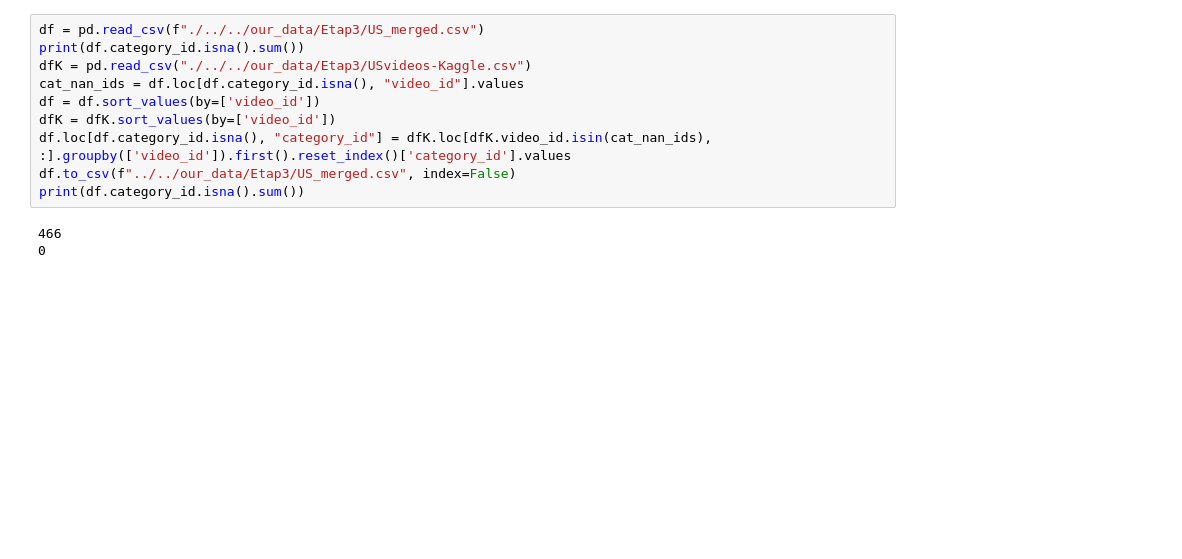
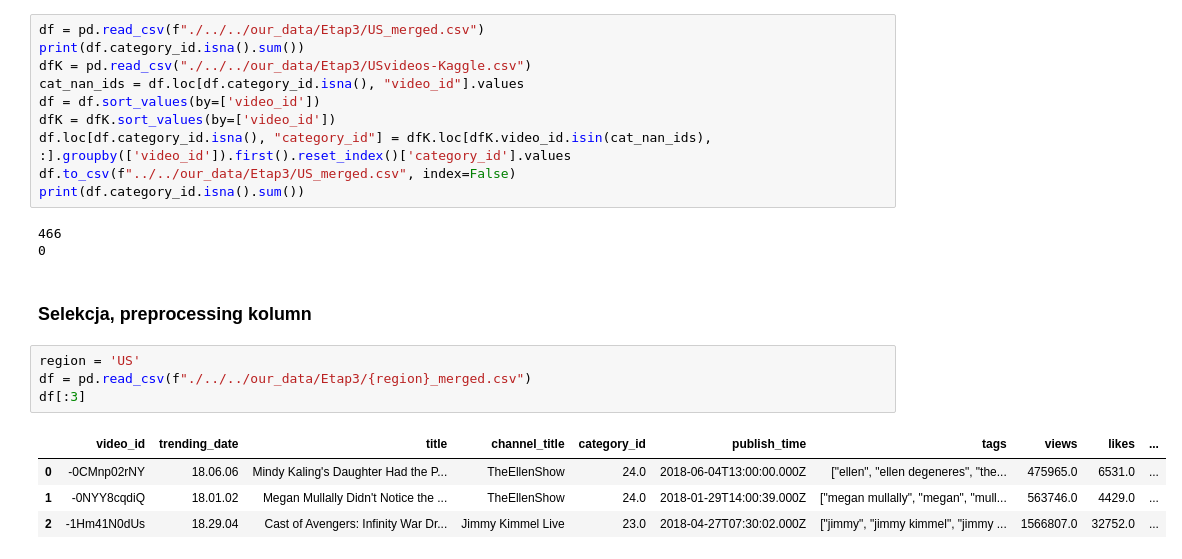
Before and after one commit to AdamKlejda/PED_YT, a Jupyter notebook: notebooks/Etap3/LiLateeEtap3.ipynb, the cells around one changed output. Drawn from its saved outputs; the diff is of its cells as text; blank space fills up the shorter version.

```diff
--- a/notebooks/Etap3/LiLateeEtap3.ipynb
+++ b/notebooks/Etap3/LiLateeEtap3.ipynb
@@ -102,3 +103,14 @@ print(df.category_id.isna().sum())
 # %% [output]
 466
 0
+# %% [markdown]
+### Selekcja, preprocessing kolumn
+# %%
+region = 'US'
+df = pd.read_csv(f"./../../our_data/Etap3/{region}_merged.csv")
+df[:3]
+# %% [output]
+|  | video_id | trending_date | title | channel_title | category_id | publish_time | tags | views | likes | ... |
+| 0 | -0CMnp02rNY | 18.06.06 | Mindy Kaling's Daughter Had the P... | TheEllenShow | 24.0 | 2018-06-04T13:00:00.000Z | ["ellen", "ellen degeneres", "the... | 475965.0 | 6531.0 | ... |
+| 1 | -0NYY8cqdiQ | 18.01.02 | Megan Mullally Didn't Notice the ... | TheEllenShow | 24.0 | 2018-01-29T14:00:39.000Z | ["megan mullally", "megan", "mull... | 563746.0 | 4429.0 | ... |
+| 2 | -1Hm41N0dUs | 18.29.04 | Cast of Avengers: Infinity War Dr... | Jimmy Kimmel Live | 23.0 | 2018-04-27T07:30:02.000Z | ["jimmy", "jimmy kimmel", "jimmy ... | 1566807.0 | 32752.0 | ... |
```
Also changed, not shown: parts of 20 cells of this notebook, 10 other files.
